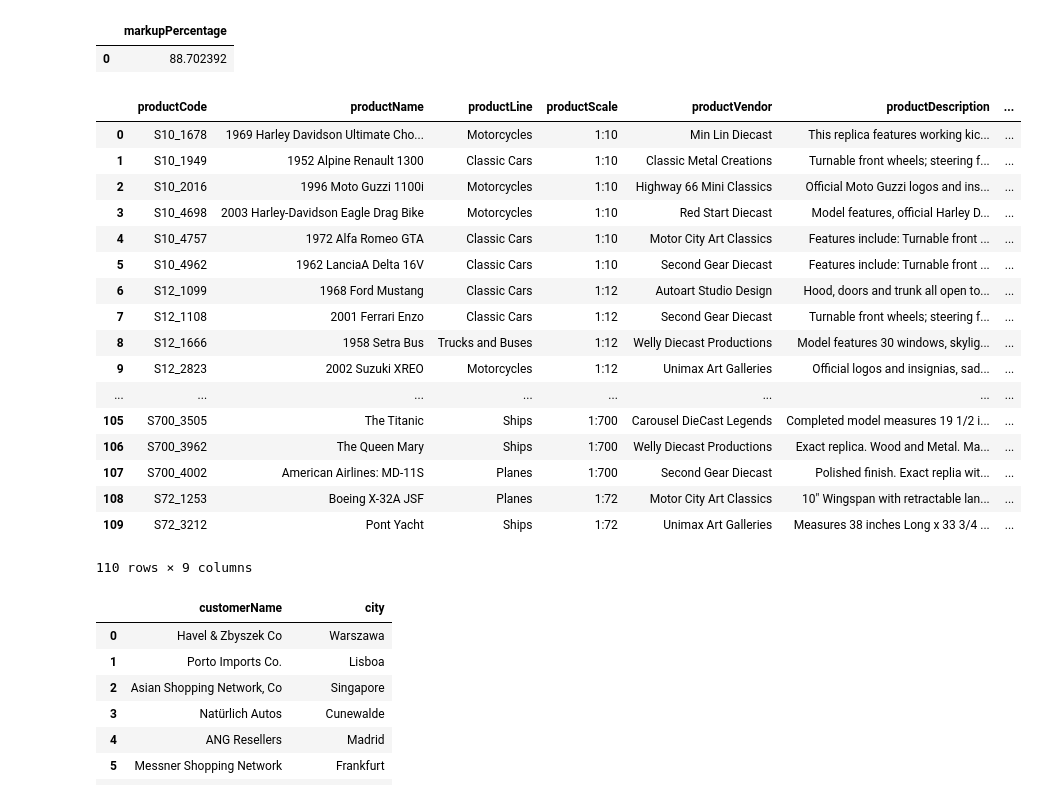
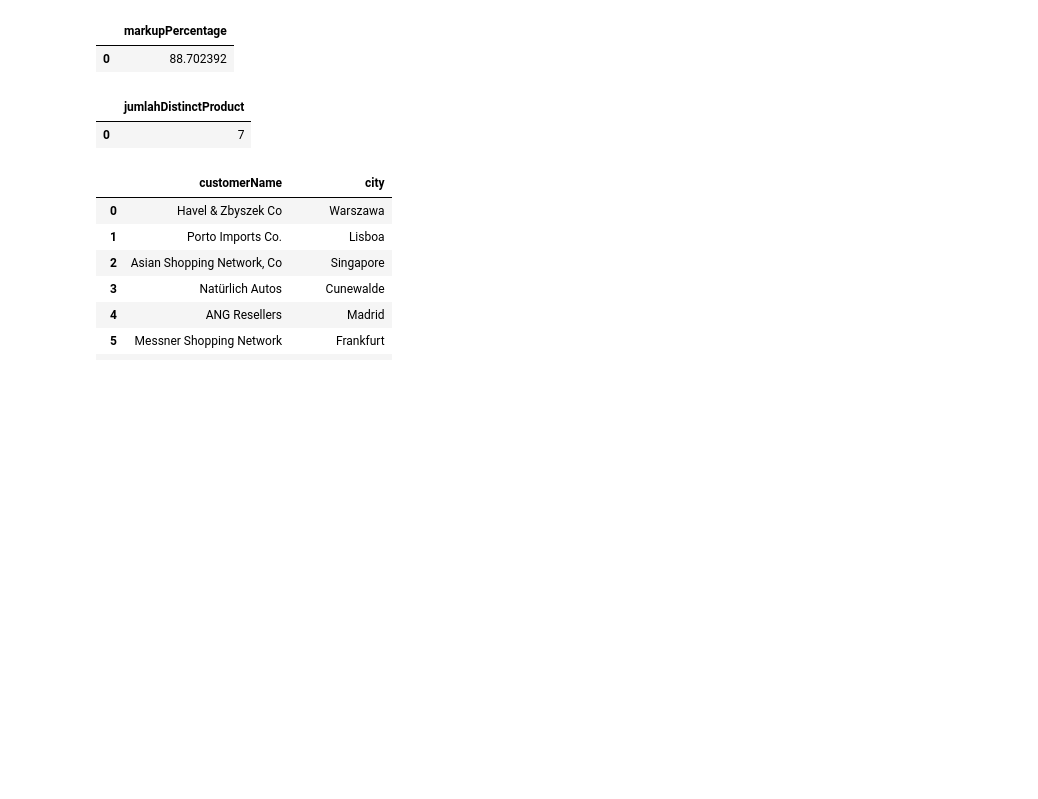
Before and after one commit to bamaabpama/digital-talent, a Jupyter notebook: MySQL Single Entity.ipynb, the cells around one changed output. Drawn from its saved outputs; the diff is of its cells as text; code cells hidden in the pictures; blank space fills up the shorter version.

```diff
--- a/MySQL Single Entity.ipynb
+++ b/MySQL Single Entity.ipynb
@@ -149,27 +149,11 @@ run("SELECT AVG((MSRP-buyPrice)/buyPrice*100) AS markupPercentage FROM products"
 | 0 | 88.702392 |
 # %%
 # How many distinct products does ClassicModels sell?
-run("SELECT * FROM products")
-# run("SELECT COUNT(DISTINCT productLine) AS jumlahDistinctProduct FROM products")
+# run("SELECT * FROM products")
+run("SELECT COUNT(DISTINCT productLine) AS jumlahDistinctProduct FROM products")
 # %% [output]
-|  | productCode | productName | productLine | productScale | productVendor | productDescription | ... |
-| 0 | S10_1678 | 1969 Harley Davidson Ultimate Cho... | Motorcycles | 1:10 | Min Lin Diecast | This replica features working kic... | ... |
-| 1 | S10_1949 | 1952 Alpine Renault 1300 | Classic Cars | 1:10 | Classic Metal Creations | Turnable front wheels; steering f... | ... |
-| 2 | S10_2016 | 1996 Moto Guzzi 1100i | Motorcycles | 1:10 | Highway 66 Mini Classics | Official Moto Guzzi logos and ins... | ... |
-| 3 | S10_4698 | 2003 Harley-Davidson Eagle Drag Bike | Motorcycles | 1:10 | Red Start Diecast | Model features, official Harley D... | ... |
-| 4 | S10_4757 | 1972 Alfa Romeo GTA | Classic Cars | 1:10 | Motor City Art Classics | Features include: Turnable front ... | ... |
-| 5 | S10_4962 | 1962 LanciaA Delta 16V | Classic Cars | 1:10 | Second Gear Diecast | Features include: Turnable front ... | ... |
-| 6 | S12_1099 | 1968 Ford Mustang | Classic Cars | 1:12 | Autoart Studio Design | Hood, doors and trunk all open to... | ... |
-| 7 | S12_1108 | 2001 Ferrari Enzo | Classic Cars | 1:12 | Second Gear Diecast | Turnable front wheels; steering f... | ... |
-| 8 | S12_1666 | 1958 Setra Bus | Trucks and Buses | 1:12 | Welly Diecast Productions | Model features 30 windows, skylig... | ... |
-| 9 | S12_2823 | 2002 Suzuki XREO | Motorcycles | 1:12 | Unimax Art Galleries | Official logos and insignias, sad... | ... |
-| ... | ... | ... | ... | ... | ... | ... | ... |
-| 105 | S700_3505 | The Titanic | Ships | 1:700 | Carousel DieCast Legends | Completed model measures 19 1/2 i... | ... |
-| 106 | S700_3962 | The Queen Mary | Ships | 1:700 | Welly Diecast Productions | Exact replica. Wood and Metal. Ma... | ... |
-| 107 | S700_4002 | American Airlines: MD-11S | Planes | 1:700 | Second Gear Diecast | Polished finish. Exact replia wit... | ... |
-| 108 | S72_1253 | Boeing X-32A JSF | Planes | 1:72 | Motor City Art Classics | 10" Wingspan with retractable lan... | ... |
-| 109 | S72_3212 | Pont Yacht | Ships | 1:72 | Unimax Art Galleries | Measures 38 inches Long x 33 3/4 ... | ... |
+|  | jumlahDistinctProduct |
+| 0 | 7 |
-110 rows × 9 columns
 # %%
 # Report the name and city of customers who don't have sales representatives?
 run("SELECT customerName,city FROM customers WHERE salesRepEmployeeNumber IS NULL")
```
